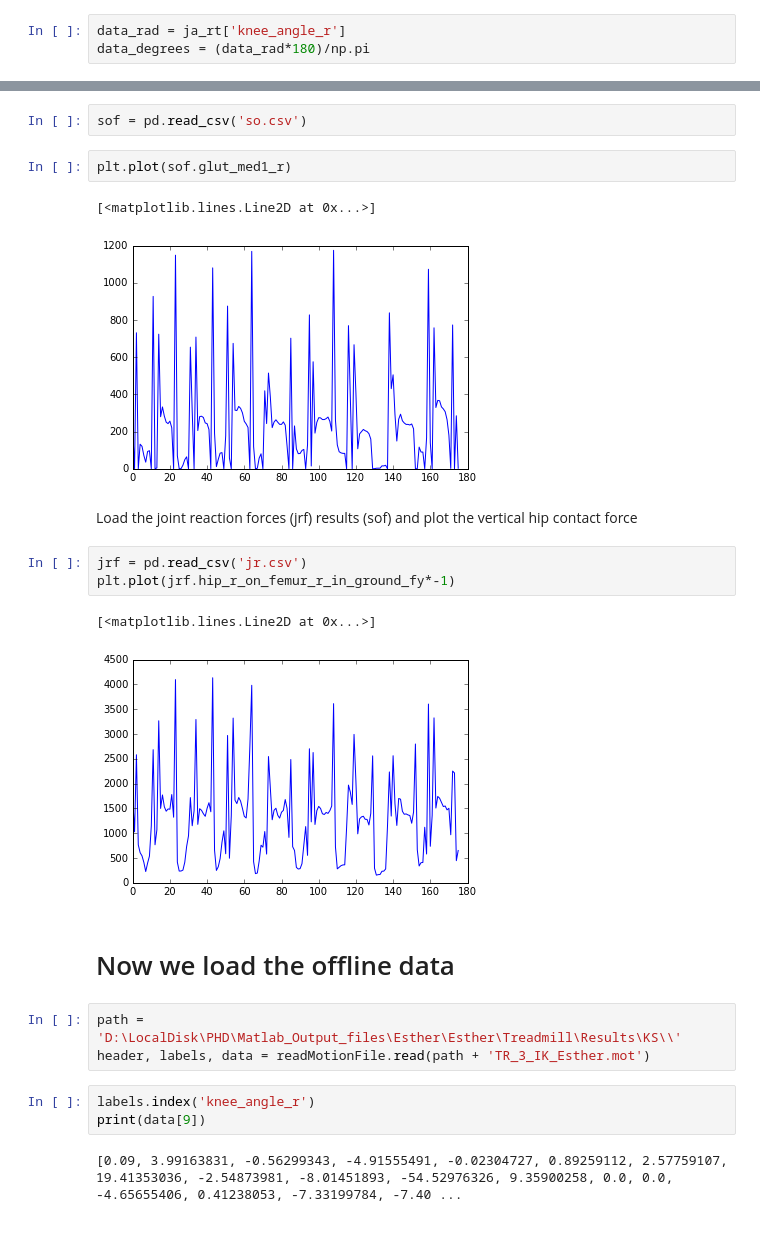
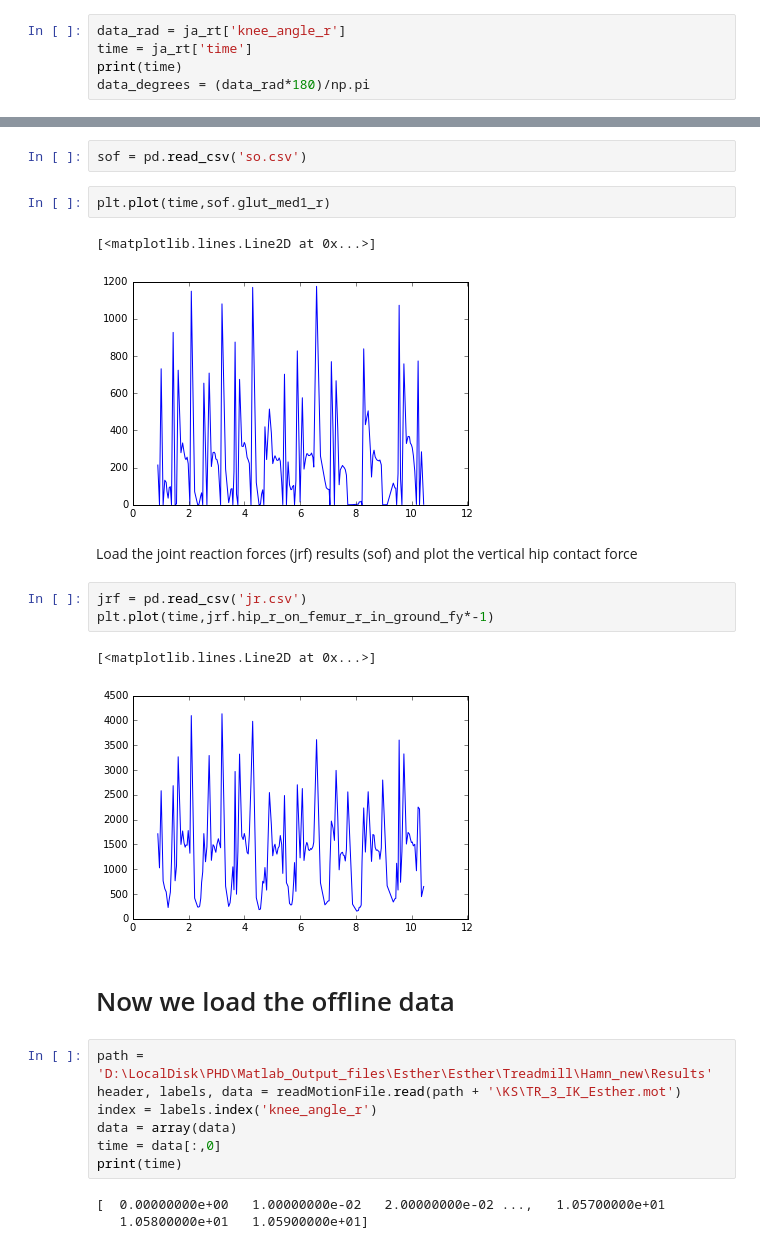
Before and after one commit to GeorgiosGiarmatzis/Compare_rt, a Jupyter notebook: Code.ipynb, the cells around one changed output, grey strips where cells are left out. Cells and saved outputs as stored; diff of their text form.

```diff
--- a/Code.ipynb
+++ b/Code.ipynb
@@ -24,4 +25,6 @@ ja_rt = pd.read_csv('q_filtered.csv')
 Capture the knee flexion angle and transform it in degrees
 # %%
 data_rad = ja_rt['knee_angle_r']
+time = ja_rt['time']
+print(time)
 data_degrees = (data_rad*180)/np.pi
@@ -48,25 +69,27 @@ Load the static optimization force results (sof) and plot the glut_med force
 # %%
 sof = pd.read_csv('so.csv')
 # %%
-plt.plot(sof.glut_med1_r)
+plt.plot(time,sof.glut_med1_r)
 # %% [output]
 [<matplotlib.lines.Line2D at 0x...>]
-[figure, old version]
+[figure, new version]
 # %% [markdown]
 Load the joint reaction forces (jrf) results (sof) and plot the vertical hip contact force
 # %%
 jrf = pd.read_csv('jr.csv')
-plt.plot(jrf.hip_r_on_femur_r_in_ground_fy*-1)
+plt.plot(time,jrf.hip_r_on_femur_r_in_ground_fy*-1)
 # %% [output]
 [<matplotlib.lines.Line2D at 0x...>]
-[figure, old version]
+[figure, new version]
 # %% [markdown]
 # Now we load the offline data
 # %%
-path = 'D:\LocalDisk\PHD\Matlab_Output_files\Esther\Esther\Treadmill\Results\KS\\'
-header, labels, data = readMotionFile.read(path + 'TR_3_IK_Esther.mot')
+path = 'D:\LocalDisk\PHD\Matlab_Output_files\Esther\Esther\Treadmill\Hamn_new\Results'
+header, labels, data = readMotionFile.read(path + '\KS\TR_3_IK_Esther.mot')
+index = labels.index('knee_angle_r')
+data = array(data)
+time = data[:,0]
+print(time)
+# %% [output]
+[  0.00000000e+00   1.00000000e-02   2.00000000e-02 ...,   1.05700000e+01
+   1.05800000e+01   1.05900000e+01]
-# %%
-labels.index('knee_angle_r')
-print(data[9])
-# %% [output]
-[0.09, 3.99163831, -0.56299343, -4.91555491, -0.02304727, 0.89259112, 2.57759107, 19.41353036, -2.54873981, -8.01451893, -54.52976326, 9.35900258, 0.0, 0.0, -4.65655406, 0.41238053, -7.33199784, -7.40 ...
```
Also changed, not shown: parts of 10 cells of this notebook.
